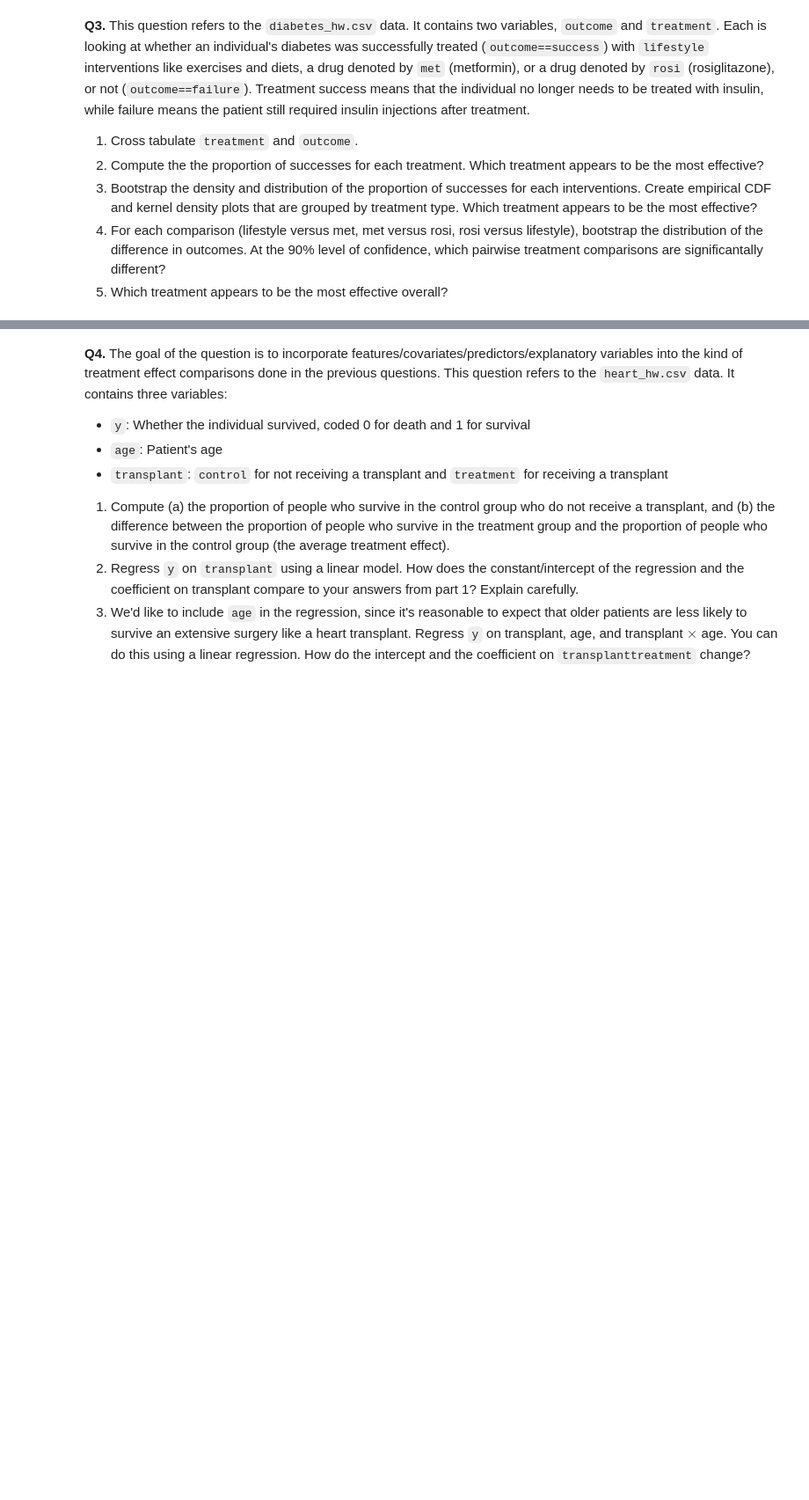
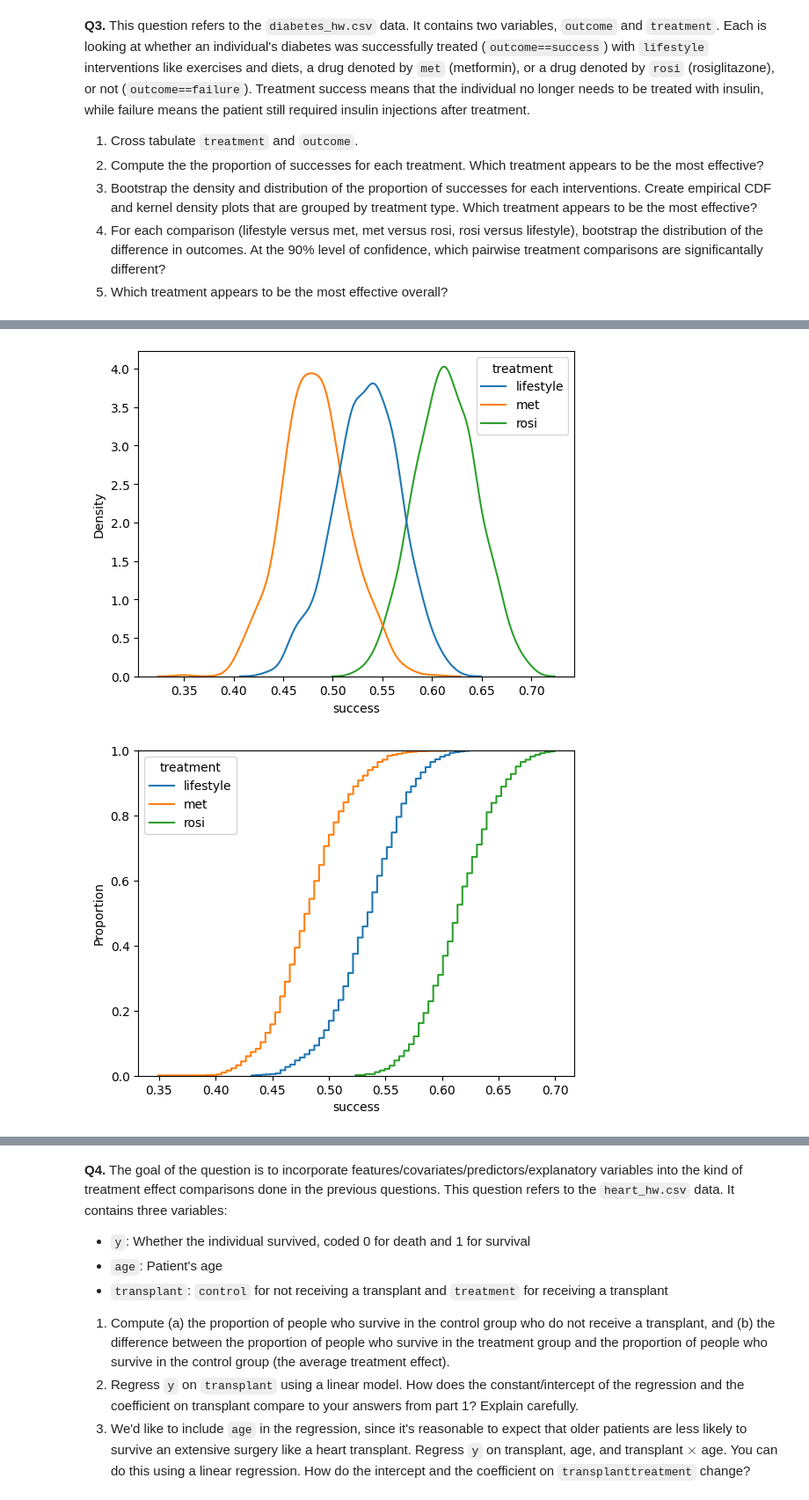
Before and after one commit to gffiveash/The_Bootstrap, a Jupyter notebook: GF_assignment_5.ipynb, the cells around one changed output, grey strips where cells are left out. Shown at 88% size. Cells and saved outputs as stored; diff of their text form; code cells hidden in the pictures; blank space fills up the shorter version.

```diff
--- a/GF_assignment_5.ipynb
+++ b/GF_assignment_5.ipynb
@@ -148,0 +192,16 @@ In the medical world, we clearly use mammograms often to detect breast cancer. H
+# %%
+# Question 3: Bootstrap the density and distribution of the proportion of successes for each
+# interventions. Create empirical CDF and kernel density plots that are grouped by treatment type.
+# Which treatment appears to be the most effective?
+
+df['treated']=0
+df.loc[df['outcome']=='success','treated']=1
+lifestyle=df.loc[df['treatment']=='lifestyle',:]
+N_l=lifestyle.shape[0]
+met=df.loc[df['treatment']=='met',:]
+N_m=met.shape[0]
+rosi=df.loc[df['treatment']=='rosi',:]
+N_r=rosi.shape[0]
+print(lifestyle)
+print(met)
+print(rosi)
@@ -148,0 +226,15 @@ In the medical world, we clearly use mammograms often to detect breast cancer. H
+# %%
+S=1000
+rate_l=np.zeros(S)
+rate_m=np.zeros(S)
+rate_r=np.zeros(S)
+diff=np.zeros(S)
+
+# Bootstrapping:
+for s in range(S):
+    sample_l=lifestyle.sample(N_l,axis=0,replace=True)
+    sample_m=met.sample(N_m,axis=0,replace=True)
+    sample_r=rosi.sample(N_r,axis=0,replace=True)
+    rate_l[s]=sample_l['treated'].mean()
+    rate_m[s]=sample_m['treated'].mean()
+    rate_r[s]=sample_r['treated'].mean()
@@ -148,0 +246,16 @@ In the medical world, we clearly use mammograms often to detect breast cancer. H
+# %%
+df_L=pd.DataFrame({'success':rate_l})
+df_L['treatment']='lifestyle'
+df_M=pd.DataFrame({'success':rate_m})
+df_M['treatment']='met'
+df_R=pd.DataFrame({'success':rate_r})
+df_R['treatment']='rosi'
+finaldf=pd.concat([df_L,df_M,df_R],axis=0)
+# %%
+sns.kdeplot(data=finaldf,x='success',hue='treatment')
+plt.show()
+sns.ecdfplot(data=finaldf,x='success',hue='treatment')
+plt.show()
+# %% [output]
+[figure, added]
+[figure, added]
```
Also changed, not shown: parts of 19 cells of this notebook.
